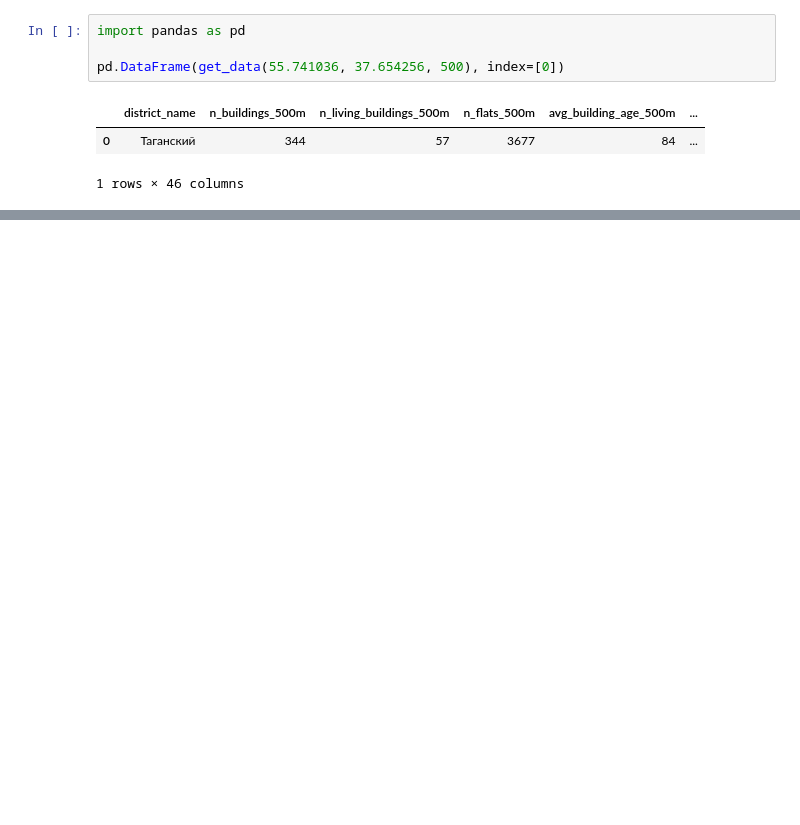
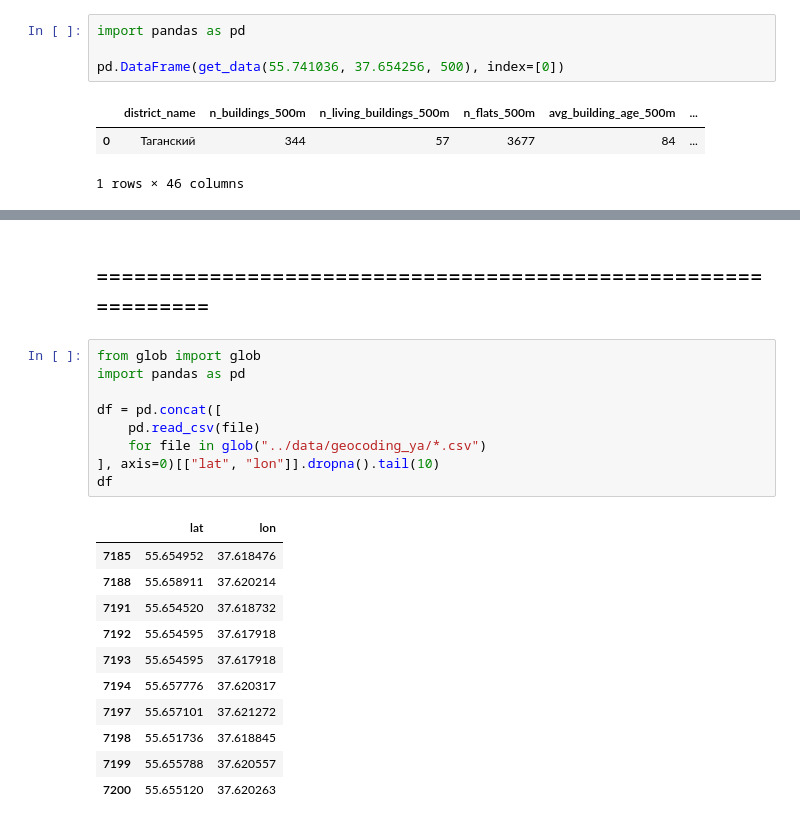
Before and after one commit to mgolovstik/sirius-school-proj, a Jupyter notebook: analytics/mosmap test.ipynb, the cells around one changed output, grey strips where cells are left out. Cells and saved outputs as stored; diff of their text form; blank space fills up the shorter version.

```diff
--- a/analytics/mosmap test.ipynb
+++ b/analytics/mosmap test.ipynb
@@ -114,0 +123,23 @@ pd.DataFrame(get_data(55.741036, 37.654256, 500), index=[0])
+# %% [markdown]
+## ==============================================================
+# %%
+from glob import glob
+import pandas as pd
+
+df = pd.concat([
+    pd.read_csv(file)
+    for file in glob("../data/geocoding_ya/*.csv")
+], axis=0)[["lat", "lon"]].dropna().tail(10)
+df
+# %% [output]
+|  | lat | lon |
+| 7185 | 55.654952 | 37.618476 |
+| 7188 | 55.658911 | 37.620214 |
+| 7191 | 55.654520 | 37.618732 |
+| 7192 | 55.654595 | 37.617918 |
+| 7193 | 55.654595 | 37.617918 |
+| 7194 | 55.657776 | 37.620317 |
+| 7197 | 55.657101 | 37.621272 |
+| 7198 | 55.651736 | 37.618845 |
+| 7199 | 55.655788 | 37.620557 |
+| 7200 | 55.655120 | 37.620263 |
```
Also changed, not shown: parts of 7 cells of this notebook, 13 other files.
